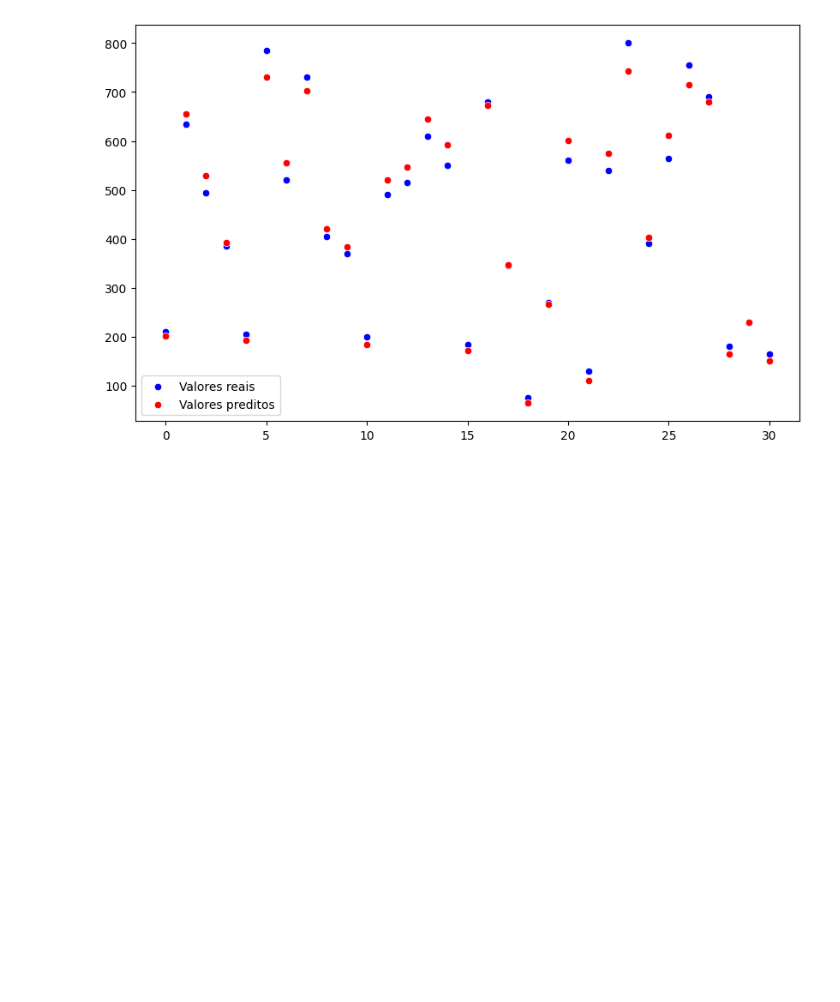
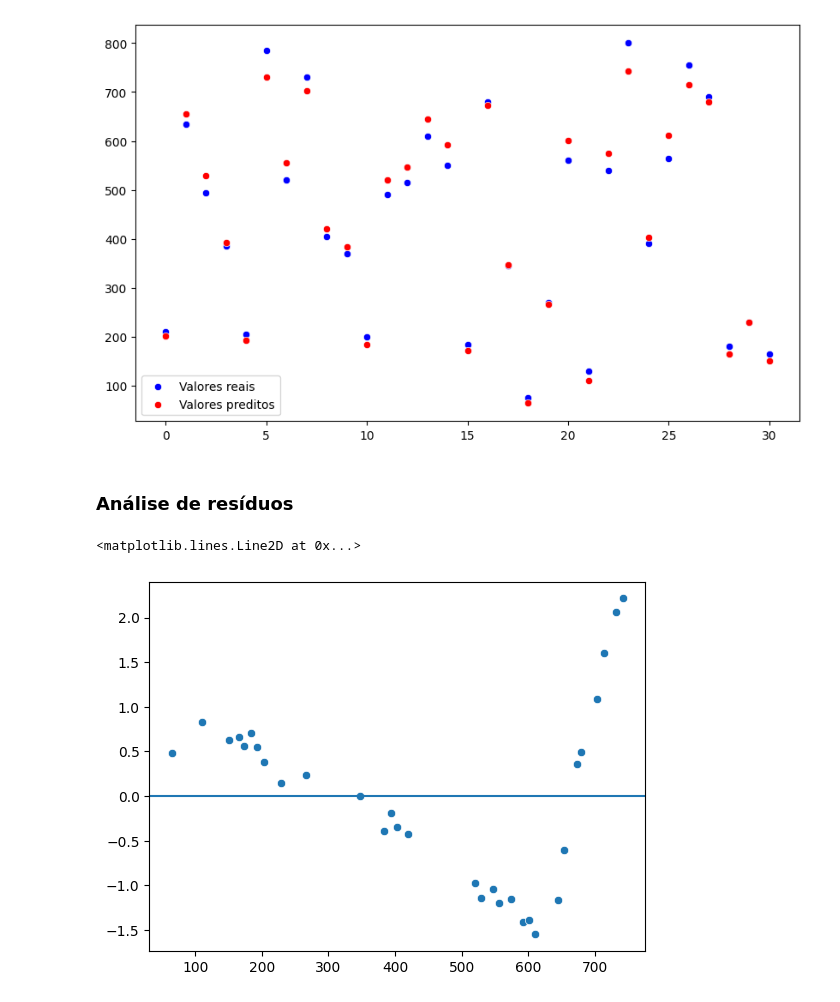
Before and after one commit to SeleneNoir/regressao_linear_simples, a Jupyter notebook: modelo_pontuacao.ipynb, the cells around one changed output. Cells and saved outputs as stored; diff of their text form; code cells hidden in the pictures; blank space fills up the shorter version.

Commit message:
Modelo pontuação - Final

```diff
--- a/modelo_pontuacao.ipynb
+++ b/modelo_pontuacao.ipynb
@@ -202,3 +202,28 @@ plt.legend()
 plt.show()
 # %% [output]
 [figure]
+# %% [markdown]
+### Análise de resíduos
+# %%
+# Calcular os resíduos
+# Diferença entre a variável real e a variável predita
+# Da variável dependente, como ela está em relação a predição?
+residuos = y_test - y_pred # Residuos de forma absoluta
+# %%
+# O resíduo precisa estar em um formato absoluto - Outra escala
+# Calcular os resíduos padronizados (standardization)
+# Para cada elemento de um conjunto (X - mediaConjunto / desvioPadraoConjunto)
+from scipy.stats import zscore
+residuos_std = zscore(residuos)
+# %%
+# Verificar linearidade do modelo:
+# Se os residuos estiverem entre -2 e +2 na escala padrão - Isso indica linearidade dos resíduos
+
+# Verificar a homogeneidade das variâncias dos resíduos (Homocedasticidade)
+# Valores estiverem em torno da rede, temos homocedasticidade, caso contrário se tivermos alguma tendência ou padrão nos dados (formam um cone, funil), nesse caso há heterocedasticidade.
+
+sns.scatterplot(x=y_pred.reshape(-1), y=residuos_std.reshape(-1))
+plt.axhline(y=0)
+# %% [output]
+<matplotlib.lines.Line2D at 0x...>
+[figure, added]
```
Also changed, not shown: parts of 10 cells of this notebook, 2 other files.
